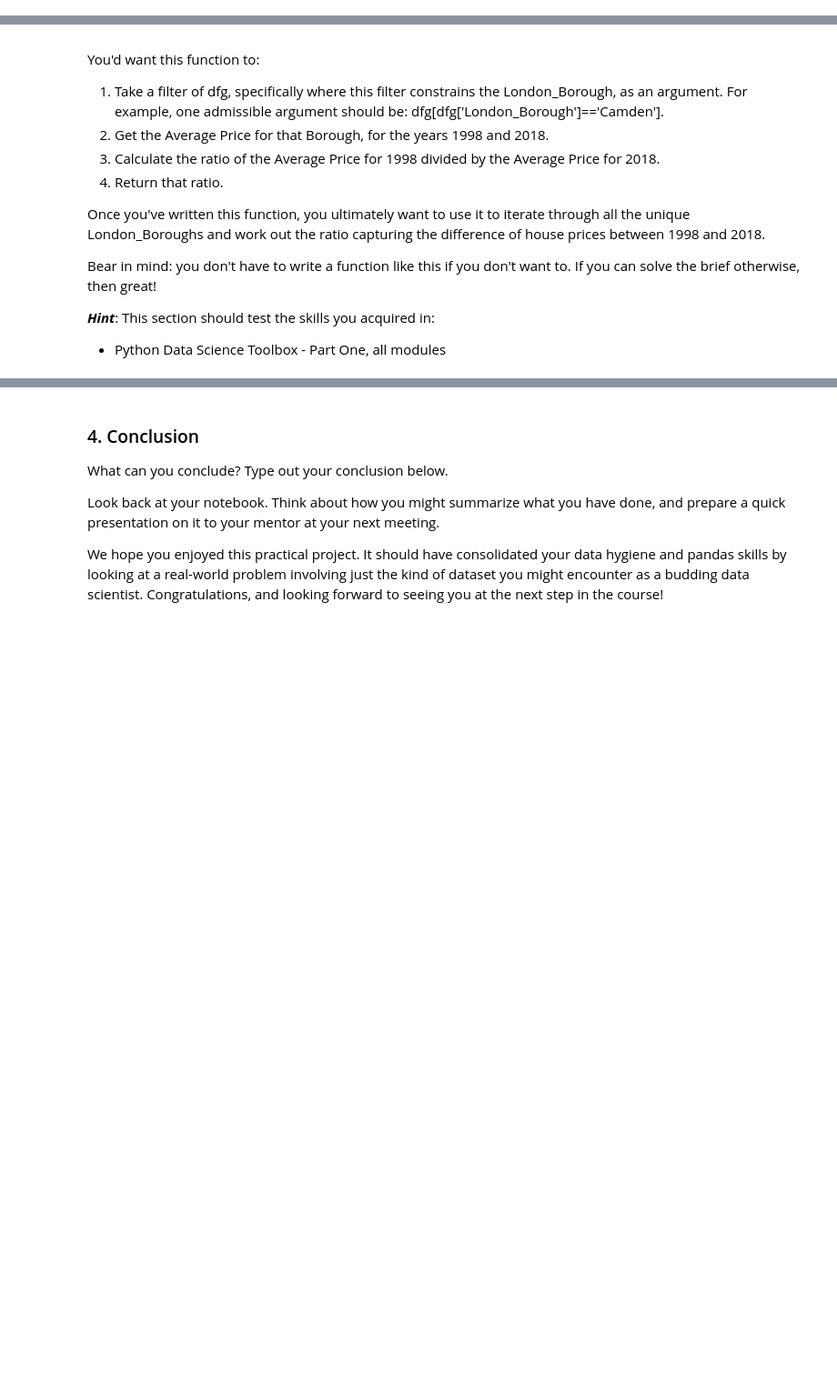
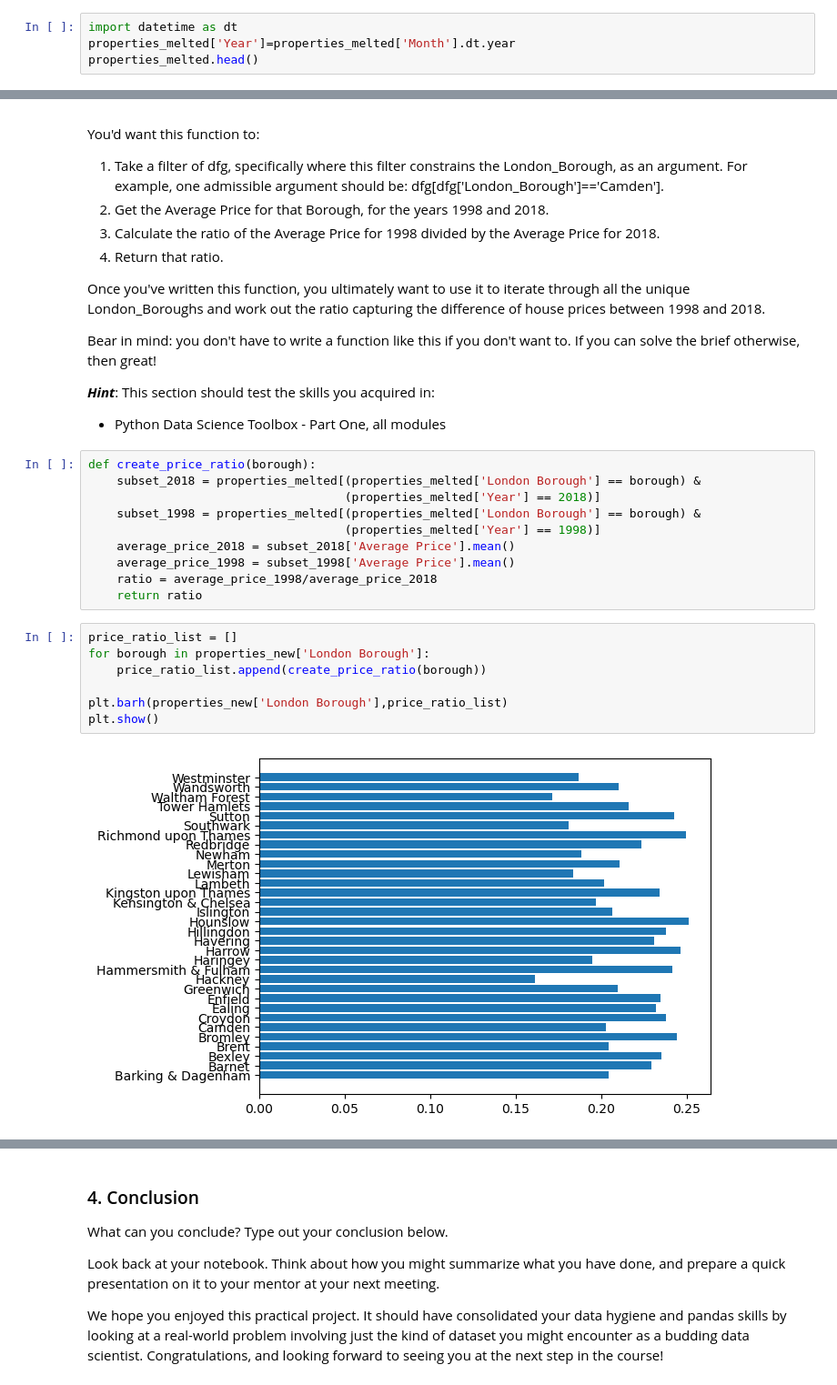
Before and after one commit to nhongphuc/Springboard, a Jupyter notebook: Unit 4 Challenge - Tier 3.ipynb, the cells around one changed output, grey strips where cells are left out. Shown at 91% size. Saved outputs shown, nothing was run; the diff lists cells and outputs as text; blank space fills up the shorter version.

```diff
--- a/Unit 4 Challenge - Tier 3.ipynb
+++ b/Unit 4 Challenge - Tier 3.ipynb
@@ -224,3 +220,7 @@ To this end, you *could* apply a ***lambda function***. Your logic could work as
 3. store that corresponding year as separate column.
 
 Whether you go ahead with this is up to you. Just so long as you answer our initial brief: which boroughs of London have seen the greatest house price increase, on average, over the past two decades?
+# %%
+import datetime as dt
+properties_melted['Year']=properties_melted['Month'].dt.year
+properties_melted.head()
@@ -243,3 +250,22 @@ Bear in mind: you don't have to write a function like this if you don't want to.
 
 ***Hint***: This section should test the skills you acquired in:
 - Python Data Science Toolbox - Part One, all modules
+# %%
+def create_price_ratio(borough):
+    subset_2018 = properties_melted[(properties_melted['London Borough'] == borough) &
+                                    (properties_melted['Year'] == 2018)]
+    subset_1998 = properties_melted[(properties_melted['London Borough'] == borough) &
+                                    (properties_melted['Year'] == 1998)]
+    average_price_2018 = subset_2018['Average Price'].mean()
+    average_price_1998 = subset_1998['Average Price'].mean()
+    ratio = average_price_1998/average_price_2018
+    return ratio
+# %%
+price_ratio_list = []
+for borough in properties_new['London Borough']:
+    price_ratio_list.append(create_price_ratio(borough))
+
+plt.barh(properties_new['London Borough'],price_ratio_list)
+plt.show()
+# %% [output]
+[figure, added]
```
Also changed, not shown: parts of 4 cells of this notebook.
